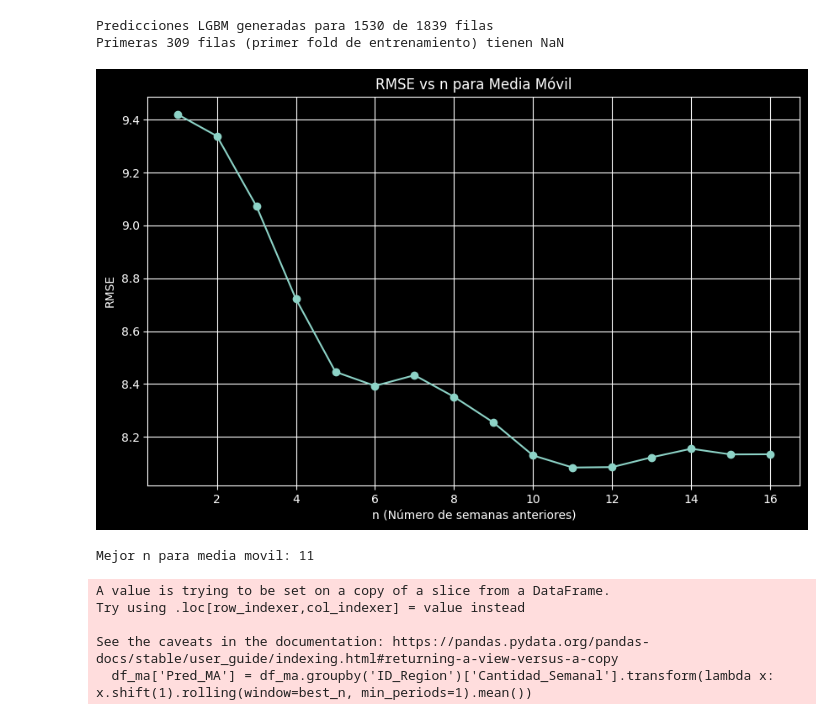
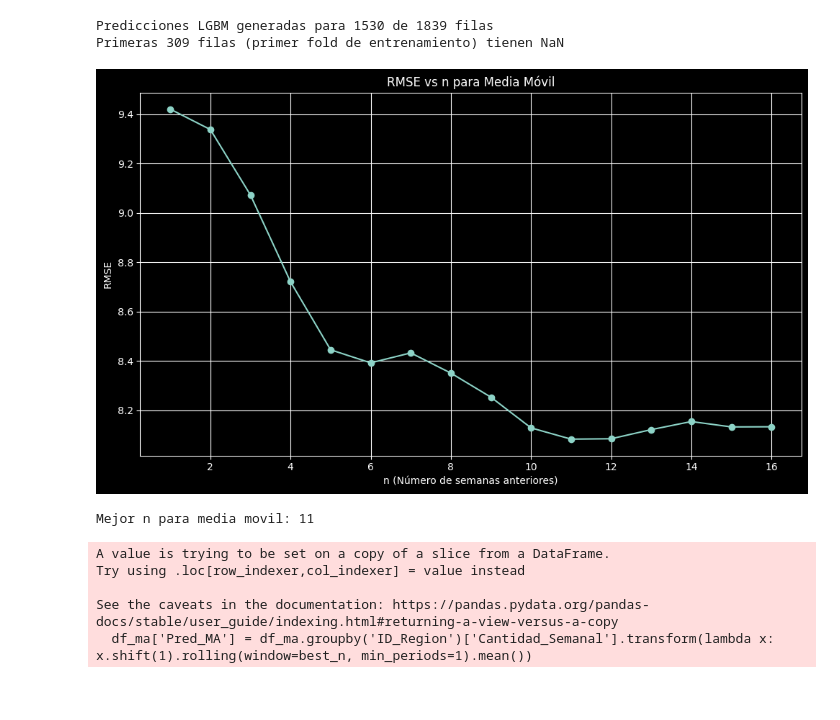
Before and after one commit to MarcosSaade/AnalisisVentas, a Jupyter notebook: notebooks/modelado-predictivo.ipynb, the cells around one changed output. Saved outputs shown, nothing was run; the diff lists cells and outputs as text; code cells hidden in the pictures; blank space fills up the shorter version.

```diff
--- a/notebooks/modelado-predictivo.ipynb
+++ b/notebooks/modelado-predictivo.ipynb
@@ -183,34 +179,36 @@ def evaluate_ma(n):
 
     # Calculamos la media movil para cada region
     MAs = df_ma.groupby('ID_Region')['Cantidad_Semanal'].transform(lambda x: x.shift(1).rolling(window=n, min_periods=1).mean())
 
     # Evaluación del modelo de media movil
     rmse_list = []
     for fold, (train_index, val_index) in enumerate(tscv.split(df_ma)):
         y_val = df_ma.iloc[val_index]['Cantidad_Semanal']
         y_pred = MAs.iloc[val_index]
         rmse = np.sqrt(np.mean((y_val - y_pred) ** 2))
         rmse_list.append(rmse)
 
     return {'n': n, 'RMSE': float(np.mean(rmse_list))}
 
 
 ma_results = [evaluate_ma(i) for i in n]
 ma_results_df = pd.DataFrame(ma_results)
 best_n = ma_results_df.loc[ma_results_df['RMSE'].idxmin(), 'n']
 
 # Plot RMSE vs n
 plt.figure(figsize=(10, 6))
 plt.plot(ma_results_df['n'], ma_results_df['RMSE'], marker='o')
 plt.title('RMSE vs n para Media Móvil')
 plt.xlabel('n (Número de semanas anteriores)')
 plt.ylabel('RMSE')
 plt.grid()
+plt.tight_layout()
+plt.savefig('../reports/images/ma_optimization.png', dpi=300, bbox_inches='tight')
 plt.show()
 
 print(f"Mejor n para media movil: {best_n}")
 # %% [output]
-[figure, old version]
+[figure, new version]
 Mejor n para media movil: 11
 # %%
 # Agregamos las predicciones de media movil al df
```
Also changed, not shown: parts of 4 cells of this notebook, 25 other files.
